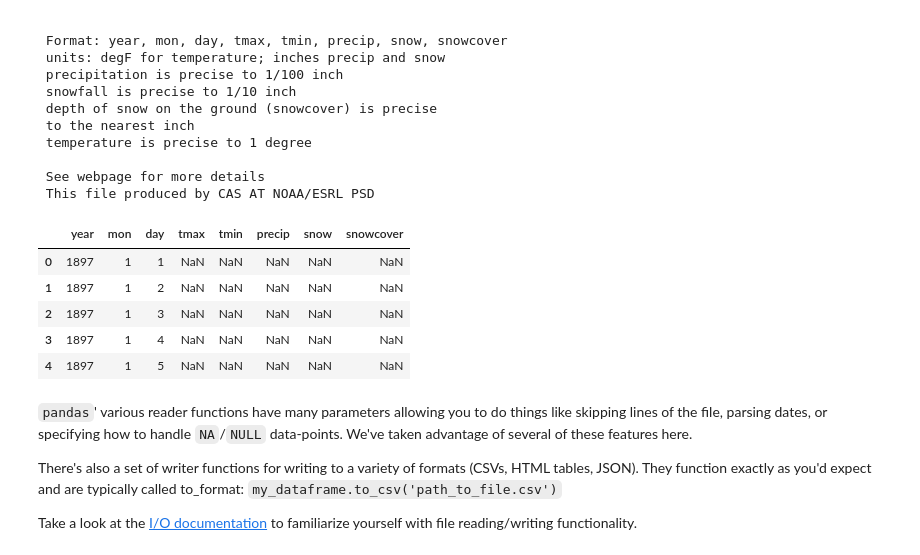
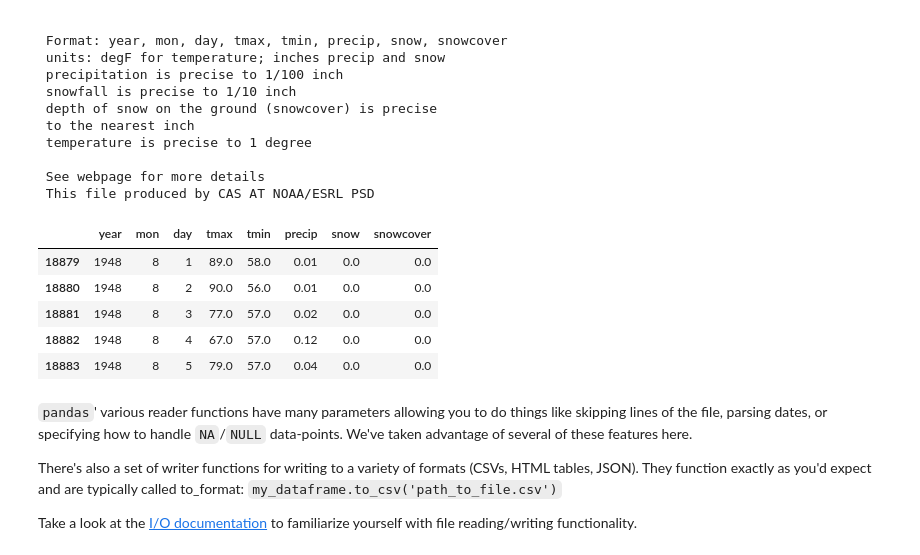
Before and after one commit to carsonfarmer/space-time-analytics, a Jupyter notebook: Notebooks/Lecture 2c.ipynb, the cells around one changed output. Saved outputs shown, nothing was run; the diff lists cells and outputs as text; code cells hidden in the pictures.

```diff
--- a/Notebooks/Lecture 2c.ipynb
+++ b/Notebooks/Lecture 2c.ipynb
@@ -340,16 +339,16 @@ boulderdaily.comple 100%[=====================>]   2.04M  2.11MB/s   in 1.0s
 # %%
 cols = ["year", "mon", "day", "tmax", "tmin", "precip", "snow", "snowcover"]
 no_headers = pd.read_csv("files/boulderdaily.complete", sep='\s+', header=None,
                          names=cols, skiprows=1, skipfooter=14, engine='python',
                          na_values=["-998", "-998.00", "-999.00"])
-no_headers.head()
+no_headers.dropna().head()
 # %% [output]
 |  | year | mon | day | tmax | tmin | precip | snow | snowcover |
-| 0 | 1897 | 1 | 1 | NaN | NaN | NaN | NaN | NaN |
-| 1 | 1897 | 1 | 2 | NaN | NaN | NaN | NaN | NaN |
-| 2 | 1897 | 1 | 3 | NaN | NaN | NaN | NaN | NaN |
-| 3 | 1897 | 1 | 4 | NaN | NaN | NaN | NaN | NaN |
-| 4 | 1897 | 1 | 5 | NaN | NaN | NaN | NaN | NaN |
+| 18879 | 1948 | 8 | 1 | 89.0 | 58.0 | 0.01 | 0.0 | 0.0 |
+| 18880 | 1948 | 8 | 2 | 90.0 | 56.0 | 0.01 | 0.0 | 0.0 |
+| 18881 | 1948 | 8 | 3 | 77.0 | 57.0 | 0.02 | 0.0 | 0.0 |
+| 18882 | 1948 | 8 | 4 | 67.0 | 57.0 | 0.12 | 0.0 | 0.0 |
+| 18883 | 1948 | 8 | 5 | 79.0 | 57.0 | 0.04 | 0.0 | 0.0 |
 # %% [markdown]
 `pandas`' various reader functions have many parameters allowing you to do things like skipping lines of the file, parsing dates, or specifying how to handle `NA`/`NULL` data-points. We've taken advantage of several of these features here.
 
```
Also changed, not shown: parts of 13 cells of this notebook, 3 other files.
